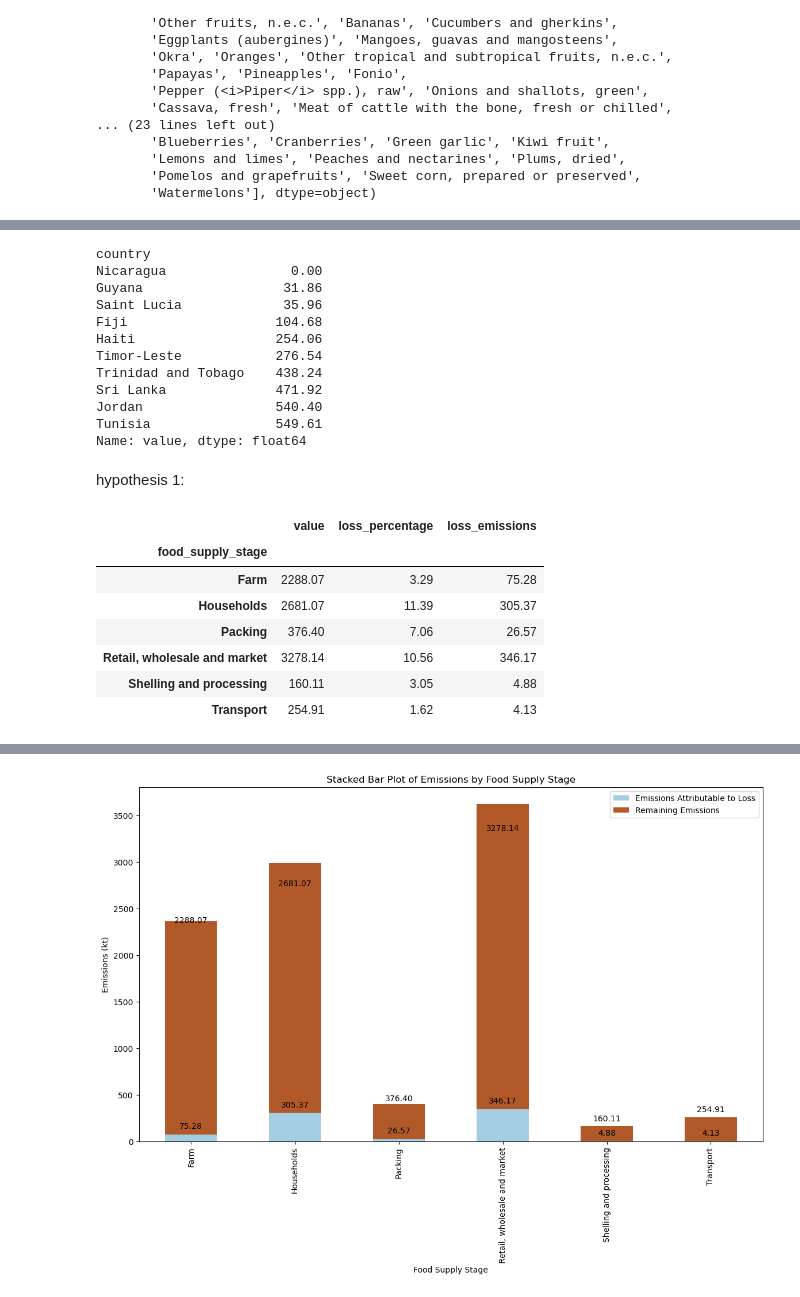
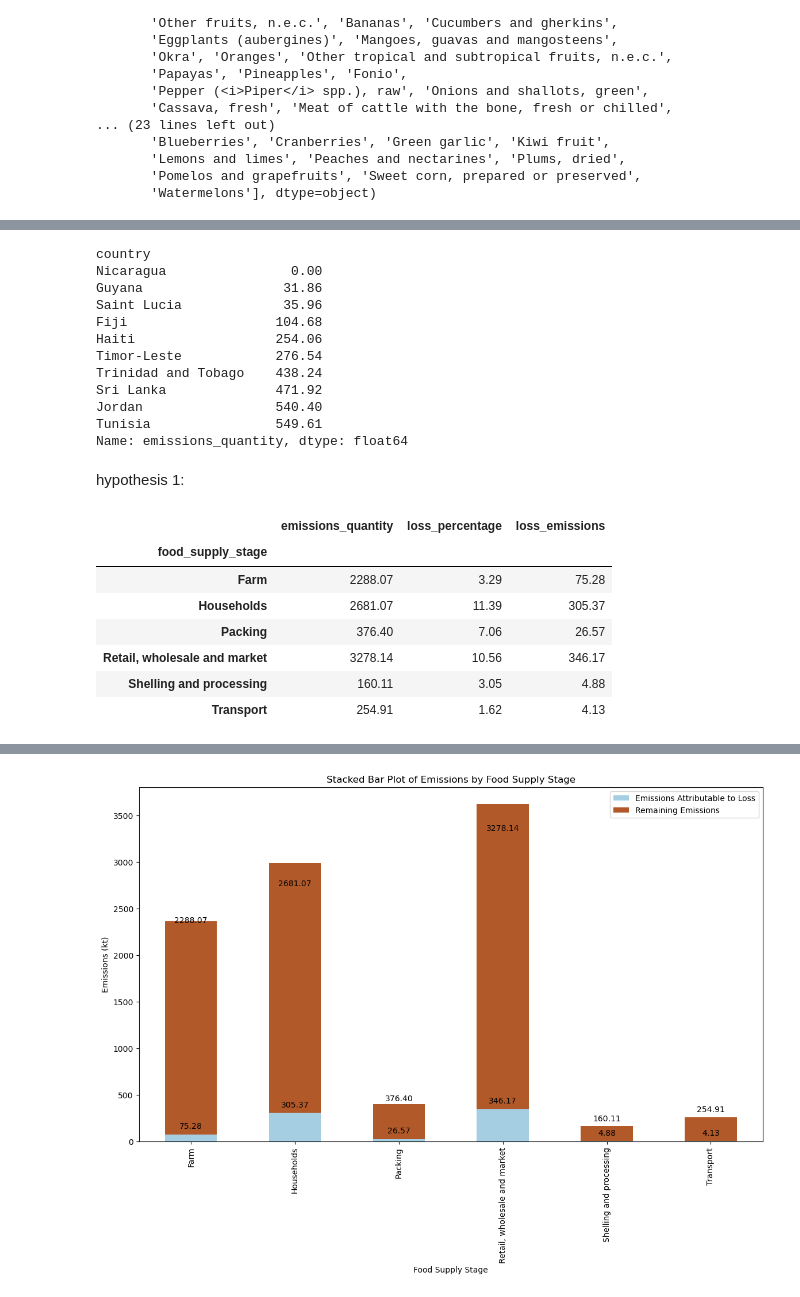
Before and after one commit to AlexRibeiro95/Project_FoodWaste, a Jupyter notebook: EDA/Main.ipynb, the cells around one changed output, grey strips where cells are left out. Cells and saved outputs as stored; diff of their text form; code cells hidden in the pictures.

```diff
--- a/EDA/Main.ipynb
+++ b/EDA/Main.ipynb
@@ -11,7 +11,11 @@ import plotly.express as px
 emissions_df = pd.read_csv('/Users/alexandreribeiro/Desktop/Emissions_dataset.csv')
 foodwaste_df = pd.read_csv('/Users/alexandreribeiro/Desktop/Food-Waste_dataset.csv')
 
-#Check the first 5 rows of the emissions dataset
+#Change column value to emissions_quantity
+
+emissions_df.rename(columns={'value':'emissions_quantity'}, inplace=True)
+
+#Check the first 5 rows of the food waste dataset
 
 emissions_df.head()
 # %% [output]
@@ -187,7 +191,7 @@ grouped_df.head(10)
 # %%
 #Countries with less emissions based on value
 
-merged_df.groupby('country')['value'].sum().sort_values().head(10)
+merged_df.groupby('country')['emissions_quantity'].sum().sort_values().head(10)
 # %% [output]
 country
 Nicaragua                0.00
@@ -200,27 +204,27 @@ Trinidad and Tobago    438.24
 Sri Lanka              471.92
 Jordan                 540.40
 Tunisia                549.61
-Name: value, dtype: float64
+Name: emissions_quantity, dtype: float64
 # %% [markdown]
 hypothesis 1:
 # %%
 #Pivot table with food_supply_stage in index andloss value and loss_percentage as values
 
-pivot_table = merged_df.pivot_table(index='food_supply_stage', values=['value', 'loss_percentage'], aggfunc='mean').round(2)
+pivot_table = merged_df.pivot_table(index='food_supply_stage', values=['emissions_quantity', 'loss_percentage'], aggfunc='mean').round(2)
 
 pivot_table
 
 #In the same table, calculate the percentage of emissions for each stage
 
-pivot_table['loss_emissions'] = ((pivot_table['loss_percentage'] / 100) * pivot_table['value']).round(2)
+pivot_table['loss_emissions'] = ((pivot_table['loss_percentage'] / 100) * pivot_table['emissions_quantity']).round(2)
 
 #Reorder the columns
 
-pivot_table = pivot_table[['value', 'loss_percentage', 'loss_emissions']]
+pivot_table = pivot_table[['emissions_quantity', 'loss_percentage', 'loss_emissions']]
 
 pivot_table
 # %% [output]
-|  | value | loss_percentage | loss_emissions |
+|  | emissions_quantity | loss_percentage | loss_emissions |
 | food_supply_stage |  |  |  |
 | Farm | 2288.07 | 3.29 | 75.28 |
 | Households | 2681.07 | 11.39 | 305.37 |
```
Also changed, not shown: parts of 16 cells of this notebook.
